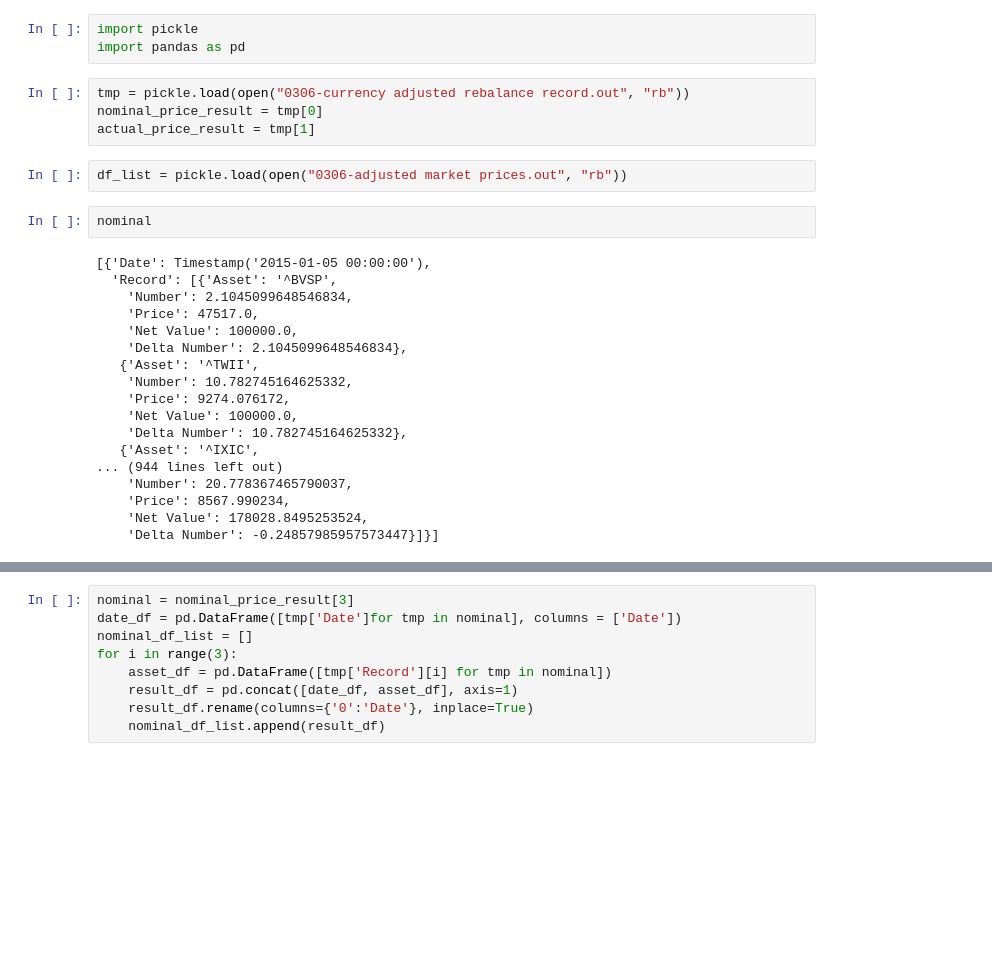
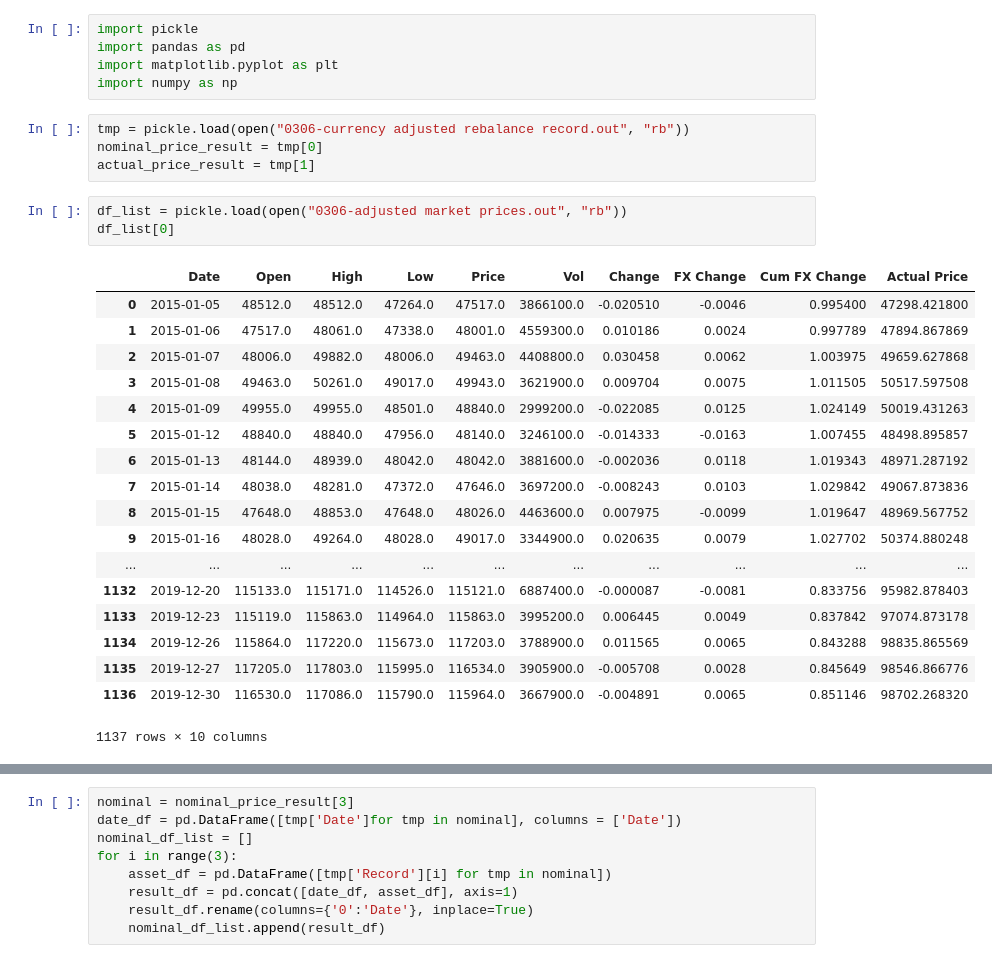
Before and after one commit to lzcaisg/reinforcement_trader, a Jupyter notebook: 0306 - DONE Rebalancing for Benchmark-Add unrealized GainLoss-Copy2.ipynb, the cells around one changed output, grey strips where cells are left out. Drawn from its saved outputs; the diff is of its cells as text; blank space fills up the shorter version.

```diff
--- a/0306 - DONE Rebalancing for Benchmark-Add unrealized GainLoss-Copy2.ipynb
+++ b/0306 - DONE Rebalancing for Benchmark-Add unrealized GainLoss-Copy2.ipynb
@@ -1,29 +1,31 @@
 # %%
 import pickle
 import pandas as pd
+import matplotlib.pyplot as plt
+import numpy as np
 # %%
 tmp = pickle.load(open("0306-currency adjusted rebalance record.out", "rb"))
 nominal_price_result = tmp[0]
 actual_price_result = tmp[1]
 # %%
 df_list = pickle.load(open("0306-adjusted market prices.out", "rb"))
+df_list[0]
+# %% [output]
+|  | Date | Open | High | Low | Price | Vol | Change | FX Change | Cum FX Change | Actual Price |
+| 0 | 2015-01-05 | 48512.0 | 48512.0 | 47264.0 | 47517.0 | 3866100.0 | -0.020510 | -0.0046 | 0.995400 | 47298.421800 |
+| 1 | 2015-01-06 | 47517.0 | 48061.0 | 47338.0 | 48001.0 | 4559300.0 | 0.010186 | 0.0024 | 0.997789 | 47894.867869 |
+| 2 | 2015-01-07 | 48006.0 | 49882.0 | 48006.0 | 49463.0 | 4408800.0 | 0.030458 | 0.0062 | 1.003975 | 49659.627868 |
+| 3 | 2015-01-08 | 49463.0 | 50261.0 | 49017.0 | 49943.0 | 3621900.0 | 0.009704 | 0.0075 | 1.011505 | 50517.597508 |
+| 4 | 2015-01-09 | 49955.0 | 49955.0 | 48501.0 | 48840.0 | 2999200.0 | -0.022085 | 0.0125 | 1.024149 | 50019.431263 |
+| 5 | 2015-01-12 | 48840.0 | 48840.0 | 47956.0 | 48140.0 | 3246100.0 | -0.014333 | -0.0163 | 1.007455 | 48498.895857 |
+| 6 | 2015-01-13 | 48144.0 | 48939.0 | 48042.0 | 48042.0 | 3881600.0 | -0.002036 | 0.0118 | 1.019343 | 48971.287192 |
+| 7 | 2015-01-14 | 48038.0 | 48281.0 | 47372.0 | 47646.0 | 3697200.0 | -0.008243 | 0.0103 | 1.029842 | 49067.873836 |
+| 8 | 2015-01-15 | 47648.0 | 48853.0 | 47648.0 | 48026.0 | 4463600.0 | 0.007975 | -0.0099 | 1.019647 | 48969.567752 |
+| 9 | 2015-01-16 | 48028.0 | 49264.0 | 48028.0 | 49017.0 | 3344900.0 | 0.020635 | 0.0079 | 1.027702 | 50374.880248 |
+| ... | ... | ... | ... | ... | ... | ... | ... | ... | ... | ... |
+| 1132 | 2019-12-20 | 115133.0 | 115171.0 | 114526.0 | 115121.0 | 6887400.0 | -0.000087 | -0.0081 | 0.833756 | 95982.878403 |
+| 1133 | 2019-12-23 | 115119.0 | 115863.0 | 114964.0 | 115863.0 | 3995200.0 | 0.006445 | 0.0049 | 0.837842 | 97074.873178 |
+| 1134 | 2019-12-26 | 115864.0 | 117220.0 | 115673.0 | 117203.0 | 3788900.0 | 0.011565 | 0.0065 | 0.843288 | 98835.865569 |
+| 1135 | 2019-12-27 | 117205.0 | 117803.0 | 115995.0 | 116534.0 | 3905900.0 | -0.005708 | 0.0028 | 0.845649 | 98546.866776 |
+| 1136 | 2019-12-30 | 116530.0 | 117086.0 | 115790.0 | 115964.0 | 3667900.0 | -0.004891 | 0.0065 | 0.851146 | 98702.268320 |
+1137 rows × 10 columns
-# %%
-nominal
-# %% [output]
-[{'Date': Timestamp('2015-01-05 00:00:00'),
-  'Record': [{'Asset': '^BVSP',
-    'Number': 2.1045099648546834,
-    'Price': 47517.0,
-    'Net Value': 100000.0,
-    'Delta Number': 2.1045099648546834},
-   {'Asset': '^TWII',
-    'Number': 10.782745164625332,
-    'Price': 9274.076172,
-    'Net Value': 100000.0,
-    'Delta Number': 10.782745164625332},
-   {'Asset': '^IXIC',
-... (944 lines left out)
-    'Number': 20.778367465790037,
-    'Price': 8567.990234,
-    'Net Value': 178028.8495253524,
-    'Delta Number': -0.24857985957573447}]}]
```
Also changed, not shown: parts of 10 cells of this notebook, 2 other files.
